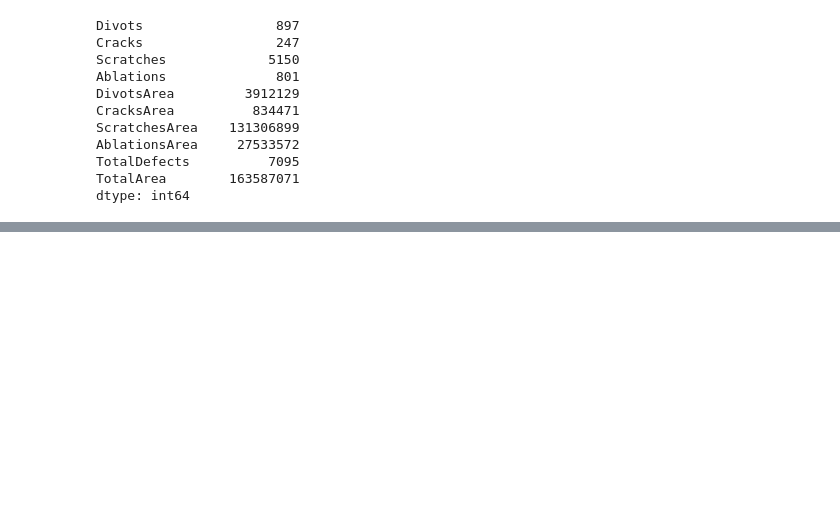
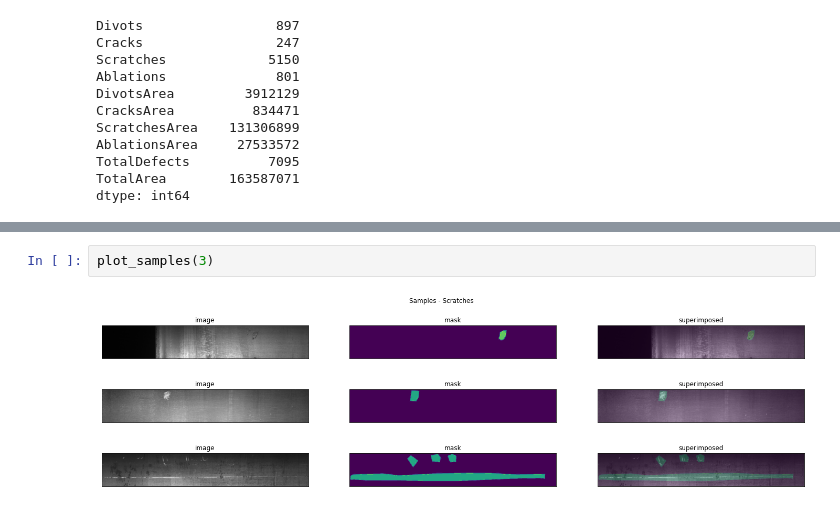
Before and after one commit to bilalcodehub/severstal-steel-defects-detection, a Jupyter notebook: 01_eda.ipynb, the cells around one changed output, grey strips where cells are left out. Drawn from its saved outputs; the diff is of its cells as text; blank space fills up the shorter version.

```diff
--- a/01_eda.ipynb
+++ b/01_eda.ipynb
@@ -66,0 +149,4 @@ dtype: int64
+# %%
+plot_samples(3)
+# %% [output]
+[figure, added]
```
Also changed, not shown: parts of 22 cells of this notebook.
